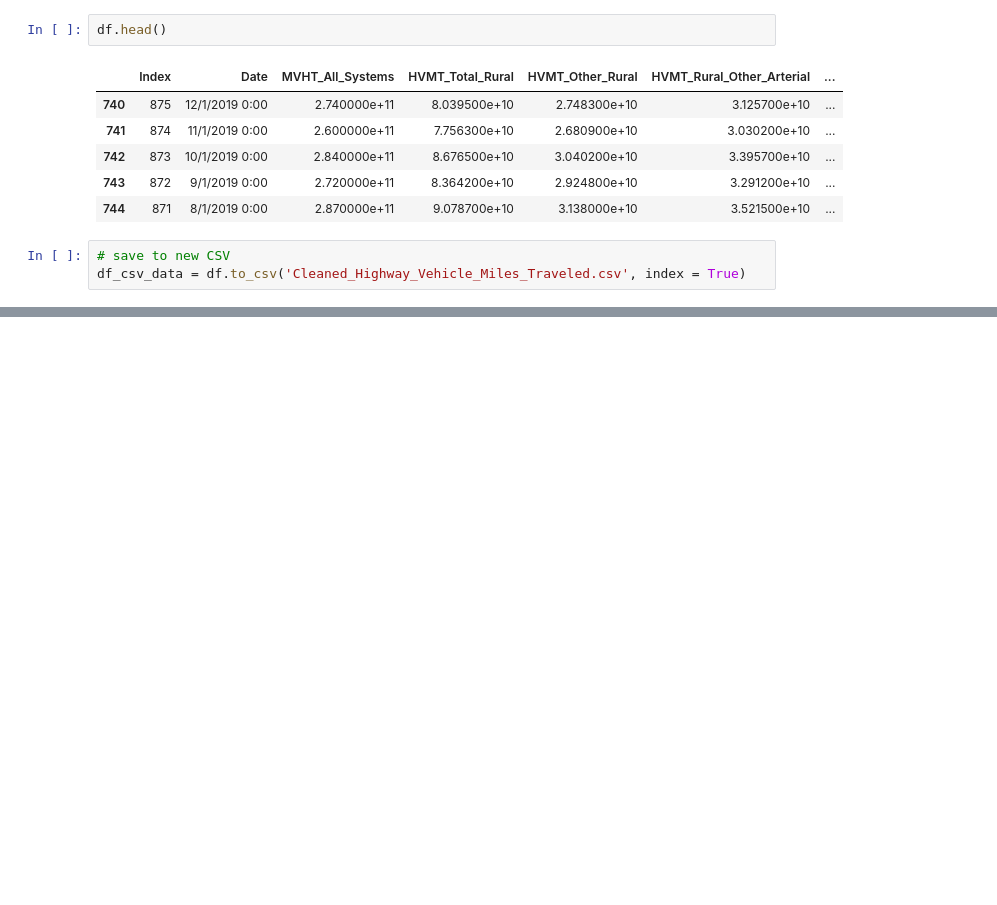
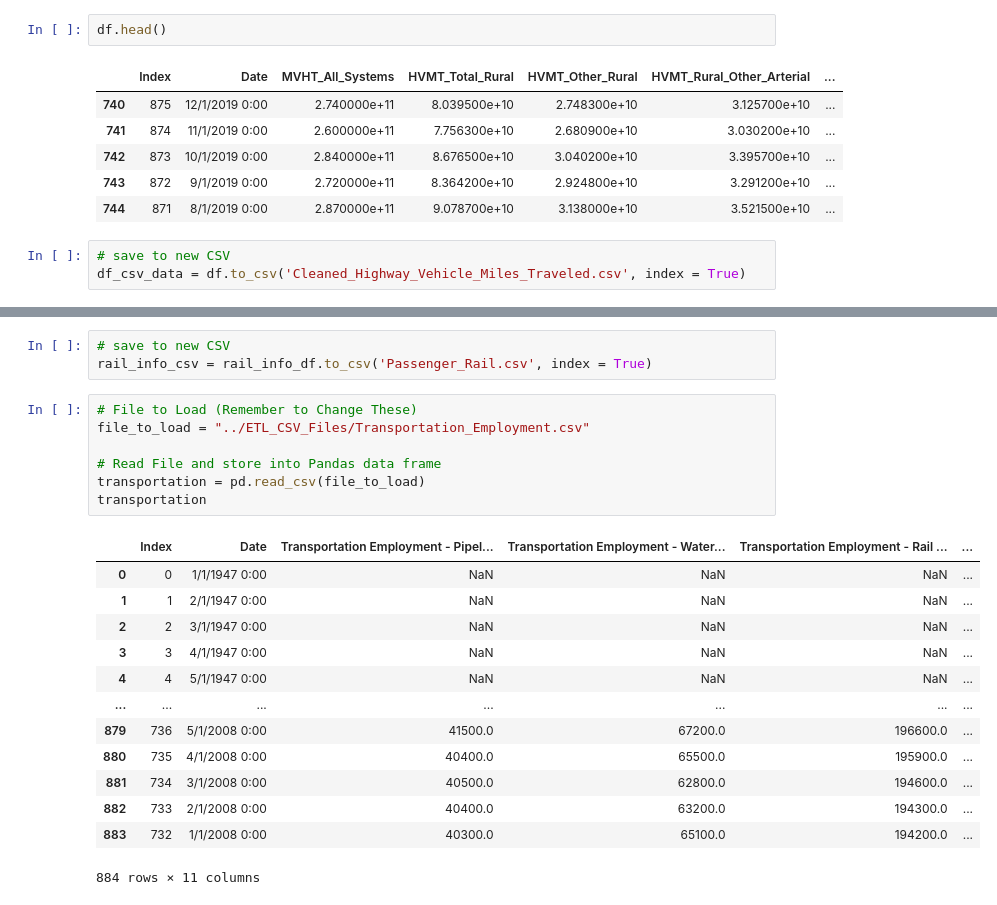
Before and after one commit to RBLevine/ETL-Project, a Jupyter notebook: CSVCleanUp/CSV_Cleanup.ipynb, the cells around one changed output, grey strips where cells are left out. Cells and saved outputs as stored; diff of their text form; blank space fills up the shorter version.

```diff
--- a/CSVCleanUp/CSV_Cleanup.ipynb
+++ b/CSVCleanUp/CSV_Cleanup.ipynb
@@ -63,0 +188,24 @@ miles_traveled
+# %%
+# save to new CSV
+rail_info_csv = rail_info_df.to_csv('Passenger_Rail.csv', index = True)
+# %%
+# File to Load (Remember to Change These)
+file_to_load = "../ETL_CSV_Files/Transportation_Employment.csv"
+
+# Read File and store into Pandas data frame
+transportation = pd.read_csv(file_to_load)
+transportation
+# %% [output]
+|  | Index | Date | Transportation Employment - Pipel... | Transportation Employment - Water... | Transportation Employment - Rail ... | ... |
+| 0 | 0 | 1/1/1947 0:00 | NaN | NaN | NaN | ... |
+| 1 | 1 | 2/1/1947 0:00 | NaN | NaN | NaN | ... |
+| 2 | 2 | 3/1/1947 0:00 | NaN | NaN | NaN | ... |
+| 3 | 3 | 4/1/1947 0:00 | NaN | NaN | NaN | ... |
+| 4 | 4 | 5/1/1947 0:00 | NaN | NaN | NaN | ... |
+| ... | ... | ... | ... | ... | ... | ... |
+| 879 | 736 | 5/1/2008 0:00 | 41500.0 | 67200.0 | 196600.0 | ... |
+| 880 | 735 | 4/1/2008 0:00 | 40400.0 | 65500.0 | 195900.0 | ... |
+| 881 | 734 | 3/1/2008 0:00 | 40500.0 | 62800.0 | 194600.0 | ... |
+| 882 | 733 | 2/1/2008 0:00 | 40400.0 | 63200.0 | 194300.0 | ... |
+| 883 | 732 | 1/1/2008 0:00 | 40300.0 | 65100.0 | 194200.0 | ... |
+884 rows × 11 columns
```
Also changed, not shown: parts of 12 cells of this notebook, 1 other file.
